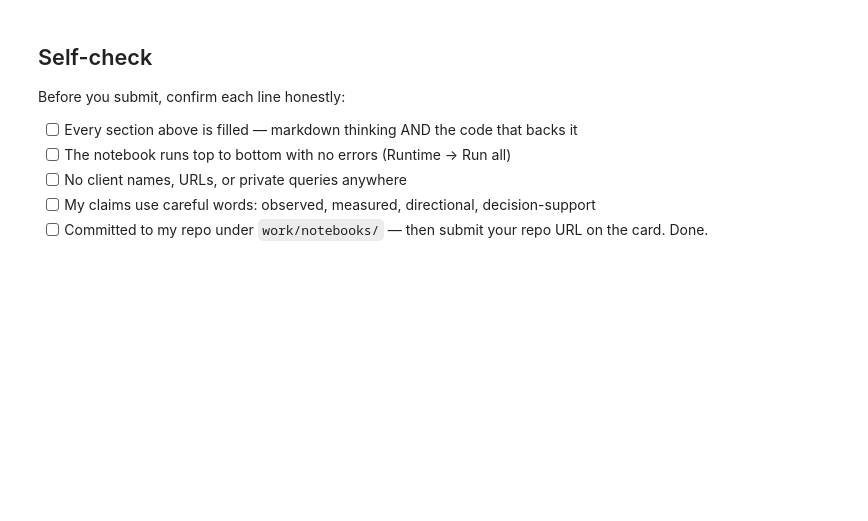
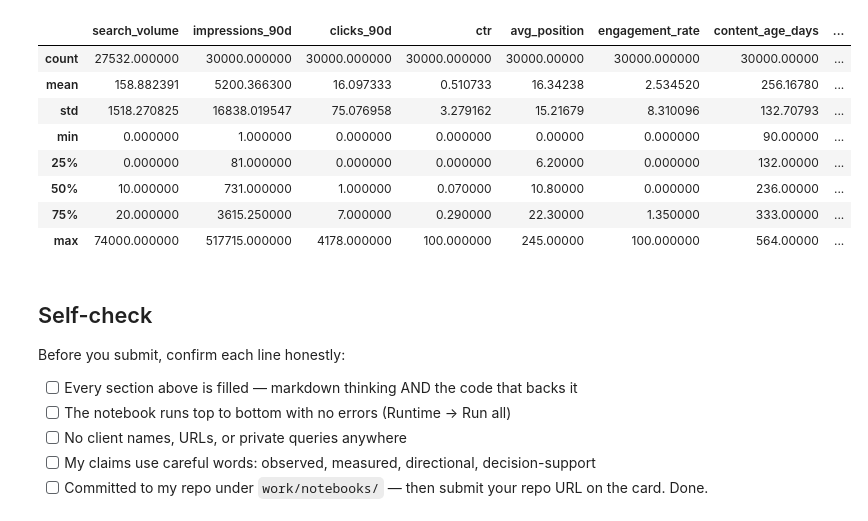
Before and after one commit to kashafejaz50-cell/Flyrank_ML_Internship, a Jupyter notebook: work/notebooks/w02_ml_task_framing.ipynb, the cells around one changed output. Saved outputs shown, nothing was run; the diff lists cells and outputs as text; code cells hidden in the pictures; blank space fills up the shorter version.

```diff
--- a/work/notebooks/w02_ml_task_framing.ipynb
+++ b/work/notebooks/w02_ml_task_framing.ipynb
@@ -43,0 +115,22 @@ This skeleton is yours to fill. Work the sections **in order** — each one has
+# %%
+# This cell is for CODE (numbers, a query, a check).
+# Load the dataset
+import pandas as pd
+
+df = pd.read_csv("data/raw/content_refresh_anonymized.csv")
+
+print("Dataset Shape:", df.shape)
+print("\nOne row represents one content item (webpage).\n")
+
+# Display a few important columns
+unit_of_analysis = [
+    "content_id",
+    "client_id",
+    "content_type",
+    "impressions_90d",
+    "clicks_90d",
+    "ctr",
+    "avg_position"
+]
+
+df[unit_of_analysis].head()
@@ -44,3 +153,28 @@ This skeleton is yours to fill. Work the sections **in order** — each one has
+# %%
+# This cell is for CODE (numbers, a query, a check).
+# Features that could help describe content performance
+signals = [
+    "search_volume",
+    "impressions_90d",
+    "clicks_90d",
+    "ctr",
+    "avg_position",
+    "engagement_rate",
+    "content_age_days",
+    "days_since_last_update"
+]
+
+df[signals].describe()
+# %% [output]
+|  | search_volume | impressions_90d | clicks_90d | ctr | avg_position | engagement_rate | content_age_days | ... |
+| count | 27532.000000 | 30000.000000 | 30000.000000 | 30000.000000 | 30000.00000 | 30000.000000 | 30000.00000 | ... |
+| mean | 158.882391 | 5200.366300 | 16.097333 | 0.510733 | 16.34238 | 2.534520 | 256.16780 | ... |
+| std | 1518.270825 | 16838.019547 | 75.076958 | 3.279162 | 15.21679 | 8.310096 | 132.70793 | ... |
+| min | 0.000000 | 1.000000 | 0.000000 | 0.000000 | 0.00000 | 0.000000 | 90.00000 | ... |
+| 25% | 0.000000 | 81.000000 | 0.000000 | 0.000000 | 6.20000 | 0.000000 | 132.00000 | ... |
+| 50% | 10.000000 | 731.000000 | 1.000000 | 0.070000 | 10.80000 | 0.000000 | 236.00000 | ... |
+| 75% | 20.000000 | 3615.250000 | 7.000000 | 0.290000 | 22.30000 | 1.350000 | 333.00000 | ... |
+| max | 74000.000000 | 517715.000000 | 4178.000000 | 100.000000 | 245.00000 | 100.000000 | 564.00000 | ... |
 # %% [markdown]
 ## Self-check
 
```
Also changed, not shown: parts of 20 cells of this notebook.
